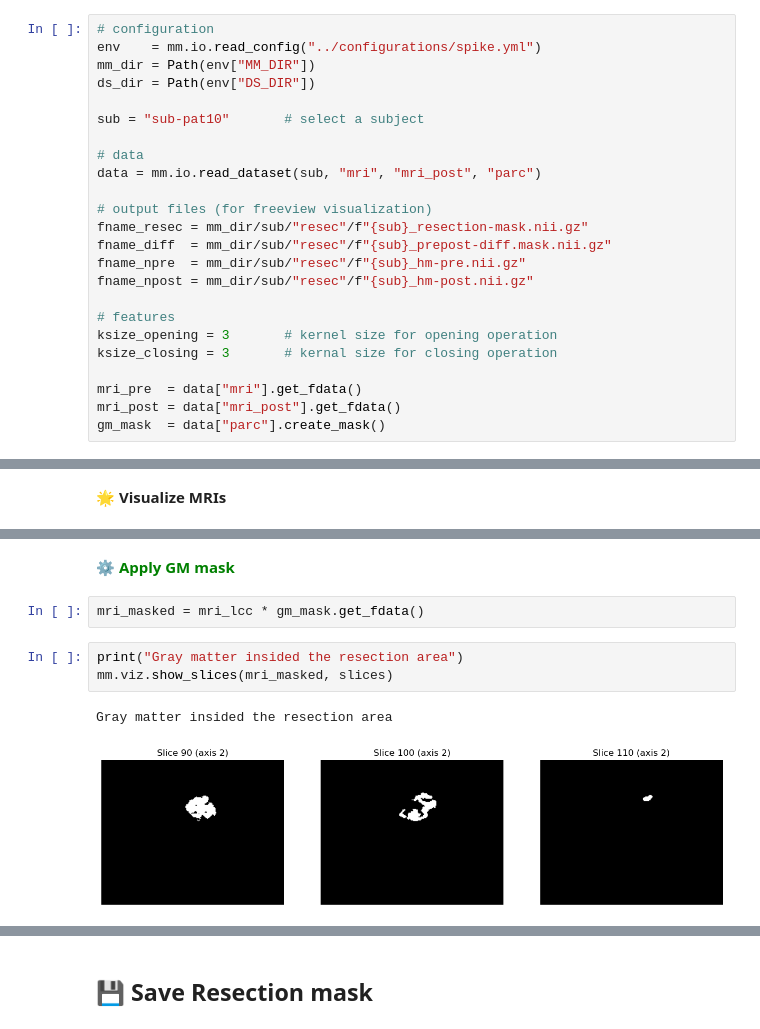
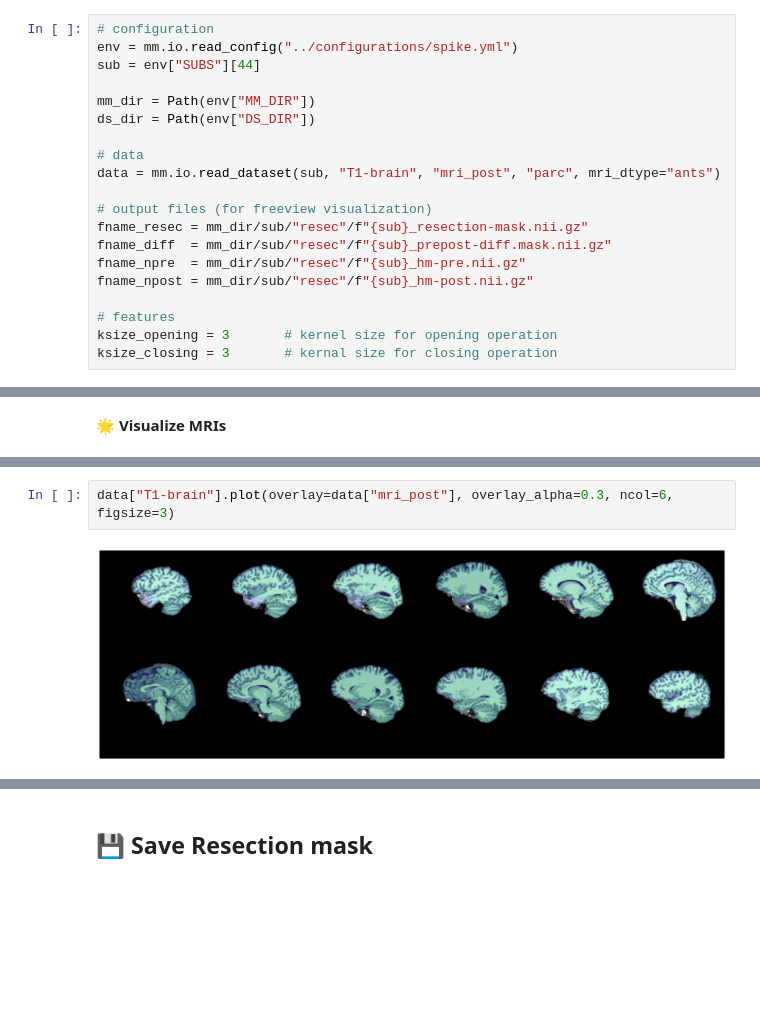
Before and after one commit to NinoHerve/mindmap, a Jupyter notebook: anatomy/resection_segmentation.ipynb, the cells around one changed output, grey strips where cells are left out. Drawn from its saved outputs; the diff is of its cells as text; blank space fills up the shorter version.

```diff
--- a/anatomy/resection_segmentation.ipynb
+++ b/anatomy/resection_segmentation.ipynb
@@ -19,14 +15,14 @@ import numpy as np
 ## 🧠 Data
 # %%
 # configuration
-env    = mm.io.read_config("../configurations/spike.yml")
+env = mm.io.read_config("../configurations/spike.yml")
+sub = env["SUBS"][44]
+
 mm_dir = Path(env["MM_DIR"])
 ds_dir = Path(env["DS_DIR"])
 
-sub = "sub-pat10"       # select a subject
-
 # data
-data = mm.io.read_dataset(sub, "mri", "mri_post", "parc")
+data = mm.io.read_dataset(sub, "T1-brain", "mri_post", "parc", mri_dtype="ants")
 
 # output files (for freeview visualization)
 fname_resec = mm_dir/sub/"resec"/f"{sub}_resection-mask.nii.gz"
@@ -37,7 +33,3 @@ fname_npost = mm_dir/sub/"resec"/f"{sub}_hm-post.nii.gz"
 # features
 ksize_opening = 3       # kernel size for opening operation
 ksize_closing = 3       # kernal size for closing operation
-
-mri_pre  = data["mri"].get_fdata()
-mri_post = data["mri_post"].get_fdata()
-gm_mask  = data["parc"].create_mask()
@@ -151,10 +60,4 @@ Largest component of MRI difference
-# %% [markdown]
-⚙️ <font color=green>**Apply GM mask**</font>
-# %%
-mri_masked = mri_lcc * gm_mask.get_fdata()
-# %%
-print("Gray matter insided the resection area")
-mm.viz.show_slices(mri_masked, slices)
-# %% [output]
-Gray matter insided the resection area
-[figure, removed]
+# %%
+data["T1-brain"].plot(overlay=data["mri_post"], overlay_alpha=0.3, ncol=6, figsize=3)
+# %% [output]
+[figure, added]
```
Also changed, not shown: parts of 42 cells of this notebook, 11 other files.
